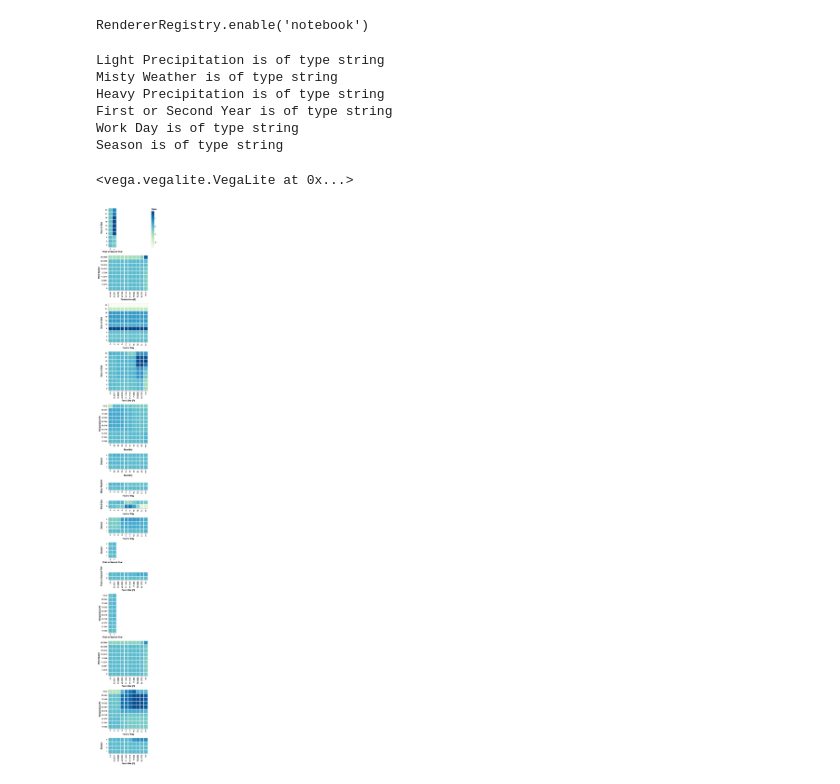
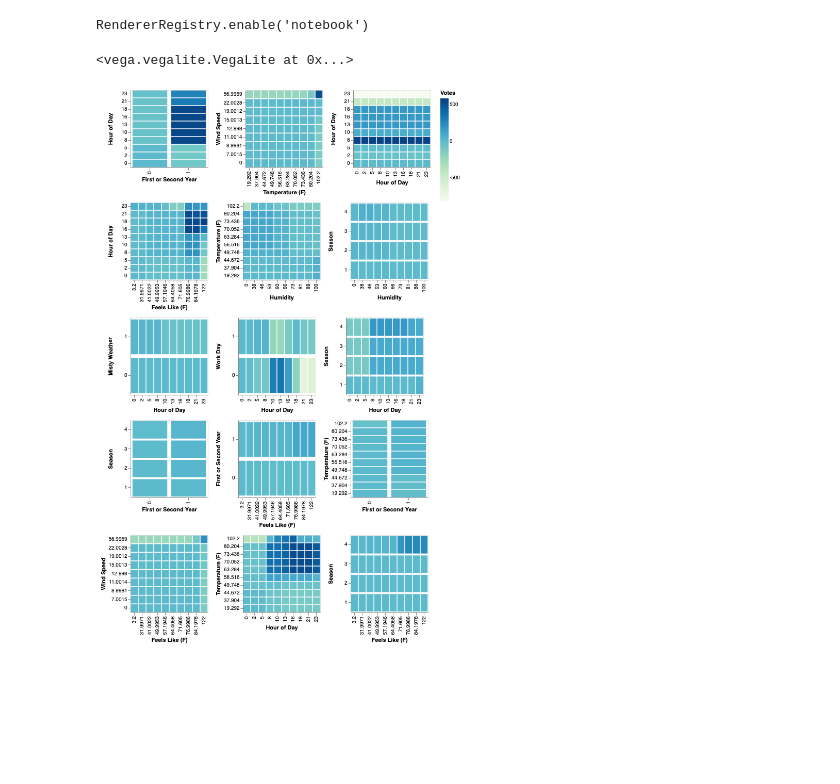
Before and after one commit to MattJBritton/ForestfortheTrees, a Jupyter notebook: developmentWorkbook.ipynb, the cells around one changed output. Cells and saved outputs as stored; diff of their text form; code cells hidden in the pictures; blank space fills up the shorter version.

Commit message:
Updated chart display

```diff
--- a/developmentWorkbook.ipynb
+++ b/developmentWorkbook.ipynb
@@ -118,7 +118,7 @@ def calculate(data):
         return h,v
 
     def get_leaf_value(model, node_position):
-        if target_type=="Classification":
+        if data["target_type"]=="Classification":
             return model.tree_.value[node_position][0][1]/\
                         (model.tree_.value[node_position][0][1] + model.tree_.value[node_position][0][0])
         else:
@@ -238,11 +238,11 @@ def calculate(data):
         value["V_Indices"] = v
         value["Votes"] = value["output"].ravel() if value["output"] is not None else None
 
-    output_details = {"output":0,
-                      no_predictor_features:[],
-                      low_variance_features:[],
-                      low_impact_features:[],
-                      zero_features:[]}
+    output_details = {"offset":0,
+                      "no_predictor_features":[],
+                      "low_variance_features":[],
+                      "low_impact_features":[],
+                      "zero_features":[]}
     for key, value in feature_pairs.iteritems():
         if value["Votes"] is None:
             value["bolShow"] = False
@@ -257,44 +257,50 @@ def calculate(data):
                 output_details["offset"] += srs.mean()
                 value["bolShow"] = False
                 output_details["low_variance_features"].append(key)
-            elif srs.max() < (1. if target_type=="Classification" else np.mean(data_to_use["target"])/10.):
-                print "low impact: " + str(key)
+            elif srs.max() < (1. if data["target_type"]=="Classification" else np.mean(data["target"])/10.):
                 output_details["offset"] += srs.mean()
                 value["bolShow"] = False
                 output_details["low_impact_features"].append(key)
             else:
                 #build dataframe for chart
                 value["chart_df"] = pd.DataFrame(dict((x, value[x]) for x in ["H_Indices", "V_Indices", "Votes"]))
+
+
+    return feature_pairs, feature_ranges, output_details
-# %% [output]
-Light Precipitation is of type string
-Misty Weather is of type string
-Heavy Precipitation is of type string
-First or Second Year is of type string
-Work Day is of type string
-Season is of type string
 # %%
-charts = []
-for key, value in feature_pairs.iteritems():
-    if value["bolShow"]:
-        x_encoding = alt.X(field="H_Indices",\
-                           type="ordinal", sort="ascending",
-                           axis=alt.Axis(title=key[0]))
-        y_encoding = alt.Y(field="V_Indices",\
-                           type="ordinal", sort="descending",
-                           axis=alt.Axis(title=key[1]))
+def generate_chart(data):
+    i = 1
+    rows = []
+    charts = []
+    for key, value in chart_data.iteritems():
+        if value["bolShow"]:
+            x_encoding = alt.X(field="H_Indices",\
+                               type="ordinal", sort="ascending",
+                               axis=alt.Axis(title=key[0]))
+            y_encoding = alt.Y(field="V_Indices",\
+                               type="ordinal", sort="descending",
+                               axis=alt.Axis(title=key[1]))
 
-        color_encoding = alt.Color(field= "Votes",
-                                   type="quantitative",
-                                   scale=alt.Scale(scheme="greenblue"),
-                                   legend=alt.Legend(title="Votes"))
-        charts.append(alt.Chart(\
-                                data=value["chart_df"])\
-                      .mark_rect()\
-                      .encode(x=x_encoding, y=y_encoding, color=color_encoding))
-alt.vconcat(*charts)
+            color_encoding = alt.Color(field= "Votes",
+                                       type="quantitative",
+                                       scale=alt.Scale(scheme="greenblue"),
+                                       legend=alt.Legend(title="Votes"))
+            charts.append(alt.Chart(\
+                                    data=value["chart_df"])\
+                          .mark_rect()\
+                          .encode(x=x_encoding, y=y_encoding, color=color_encoding)\
+                          .properties(width=150, height=150)
+                         )
+            if i%3==0:
+                rows.append(alt.hconcat(*charts))
+                charts = []
+            i += 1
+    return alt.vconcat(*rows)
-# %% [output]
-<vega.vegalite.VegaLite at 0x...>
-[figure, removed]
 # %%
 data_to_use = load_data("bike")
 classifier, accuracy = build_classifier(data_to_use, 300, "gradient boosting")
+chart_data, feature_ranges, output_details = calculate(data_to_use)
+generate_chart(chart_data)
+# %% [output]
+<vega.vegalite.VegaLite at 0x...>
+[figure, added]
```
